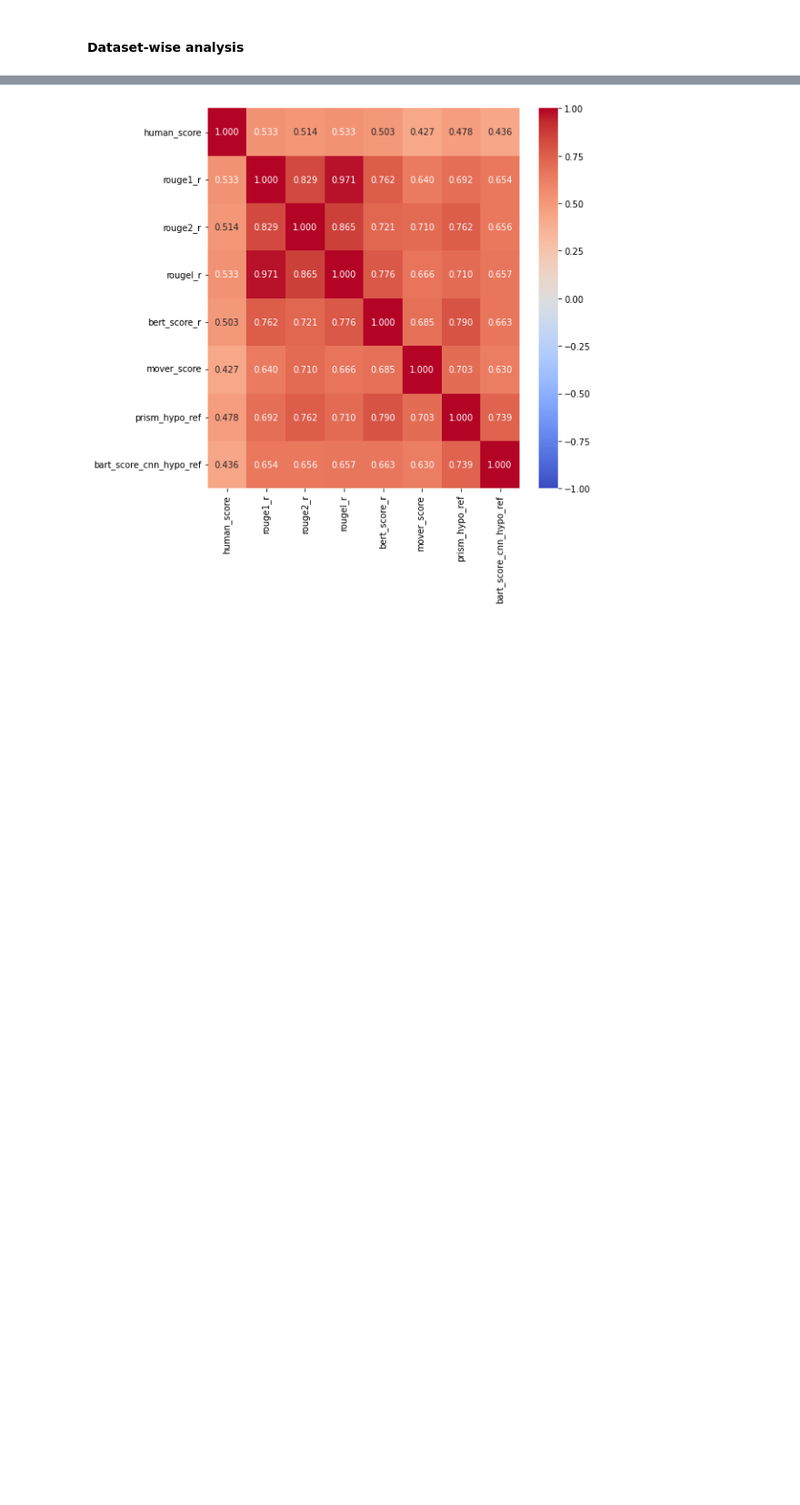
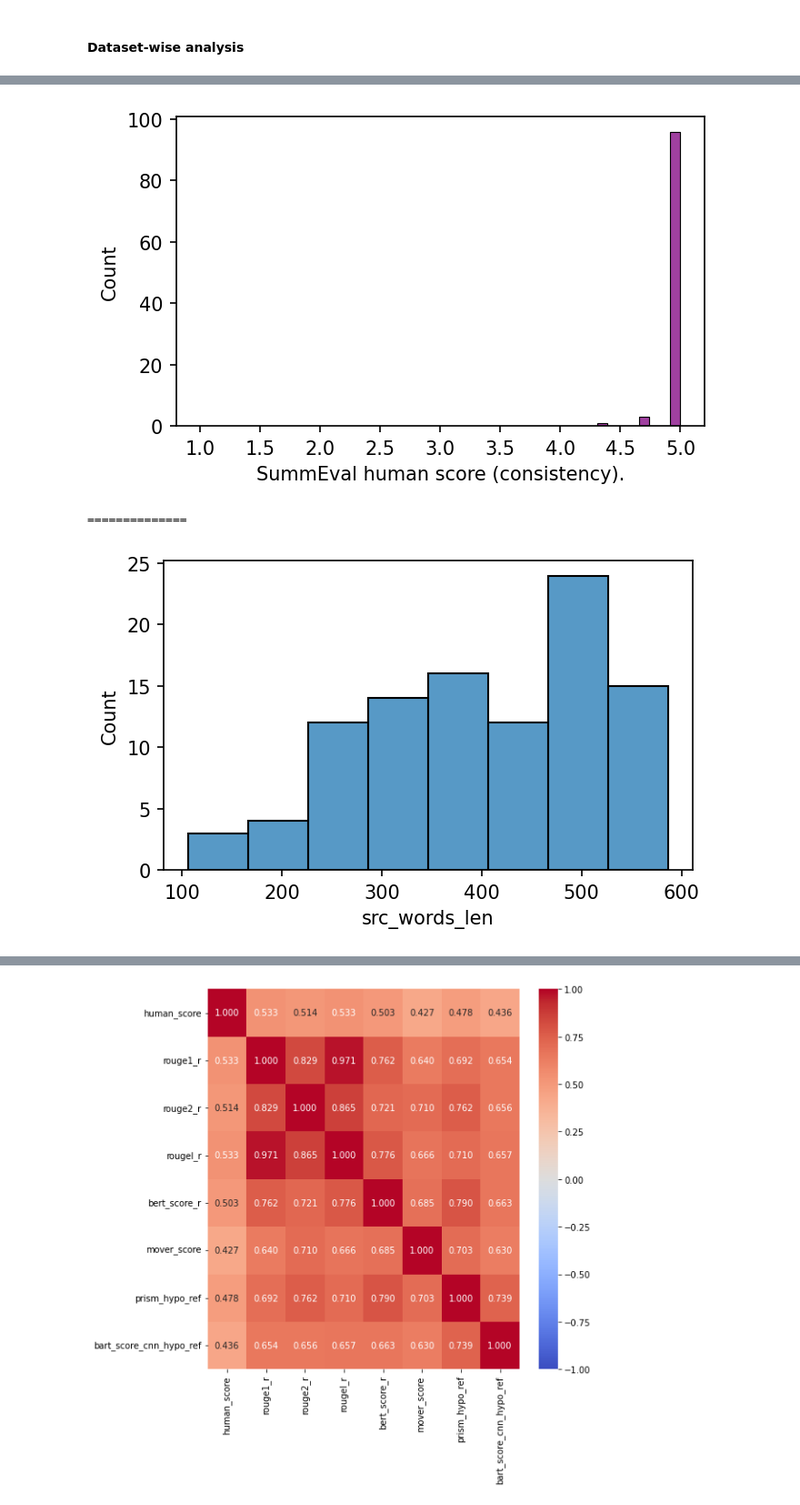
Before and after one commit to PastelBelem8/BARTScore, a Jupyter notebook: analysis.ipynb, the cells around one changed output, grey strips where cells are left out. Shown at 91% size. Drawn from its saved outputs; the diff is of its cells as text; code cells hidden in the pictures; blank space fills up the shorter version.

```diff
--- a/analysis.ipynb
+++ b/analysis.ipynb
@@ -235,0 +325,6 @@ import numpy as np
+# %%
+plot_summeval_dists(summ_eval_con, "consistency")
+# %% [output]
+[figure, added]
+==============
+[figure, added]
```
Also changed, not shown: parts of 110 cells of this notebook, 5 other files.
